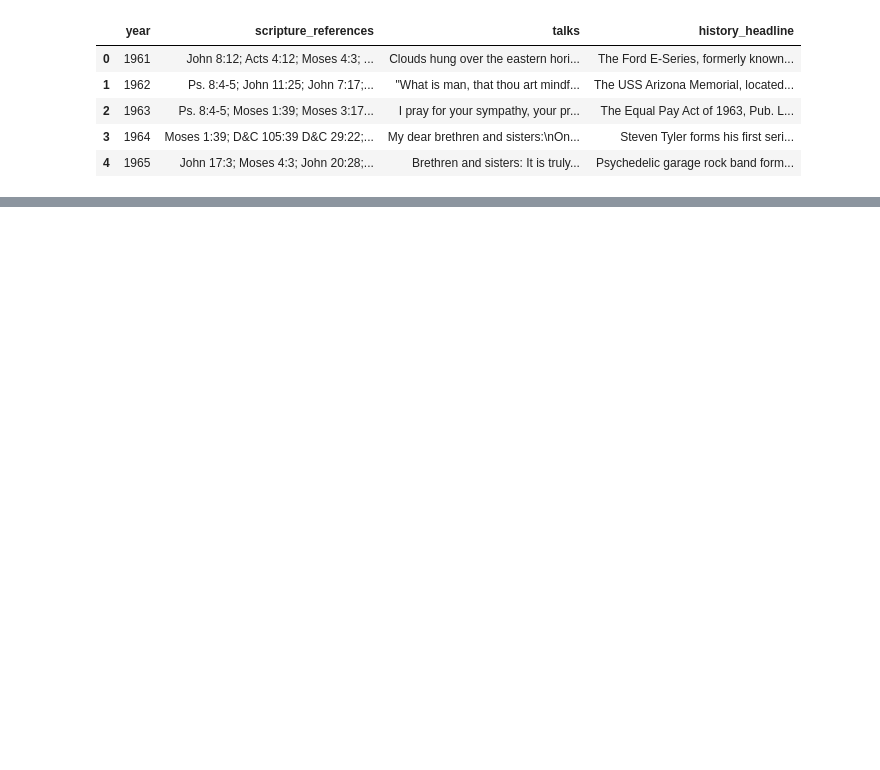
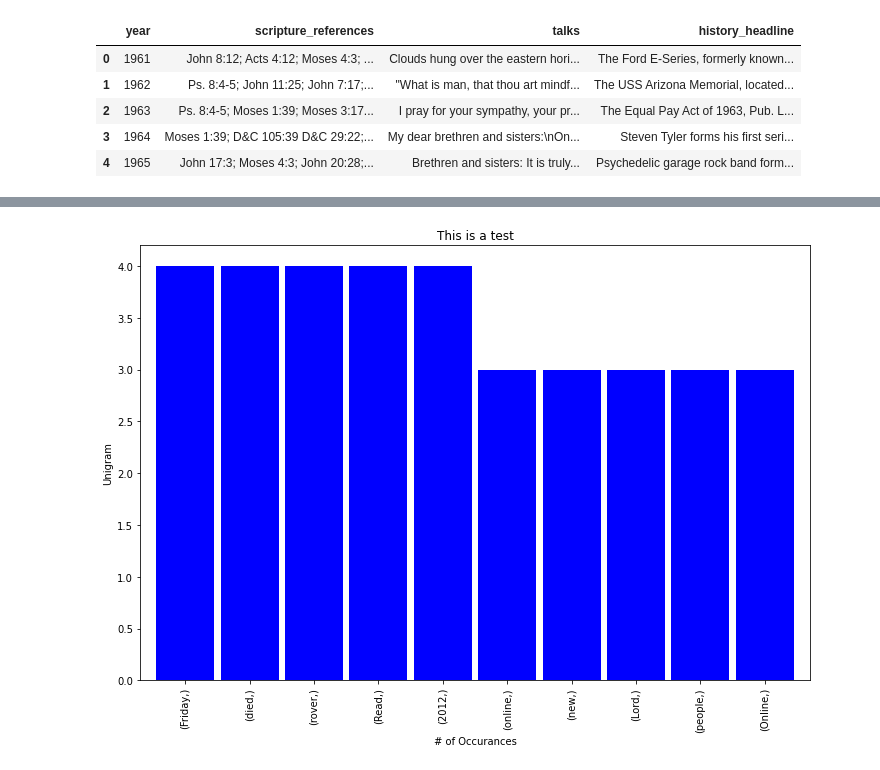
Before and after one commit to ramsey-king/DSC-540-Data-Preparation, a Jupyter notebook: Final-Project/Term Project Milestone 5.ipynb, the cells around one changed output, grey strips where cells are left out. Drawn from its saved outputs; the diff is of its cells as text; code cells hidden in the pictures; blank space fills up the shorter version.

```diff
--- a/Final-Project/Term Project Milestone 5.ipynb
+++ b/Final-Project/Term Project Milestone 5.ipynb
@@ -112,0 +141,11 @@ the_final_df.head()
+# %%
+# an attempt to see if something will plot
+
+unigram_series = pd.Series(ngrams(filtered_tokens,1)).value_counts()[:10]
+unigram_series.plot.bar(color='blue', width=.9, figsize=(12,8))
+plt.title('This is a test')
+plt.ylabel('Unigram')
+plt.xlabel('# of Occurances')
+plt.show()
+# %% [output]
+[figure, added]
```
Also changed, not shown: parts of 6 cells of this notebook, 3 other files.
